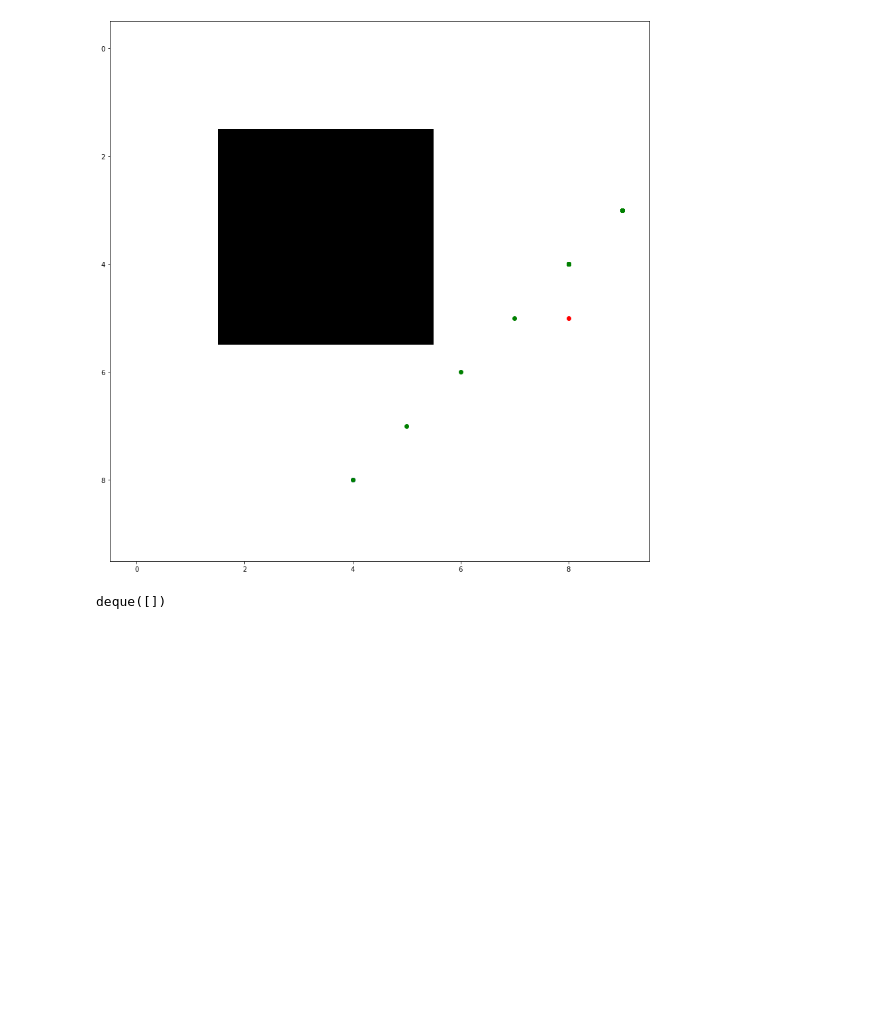
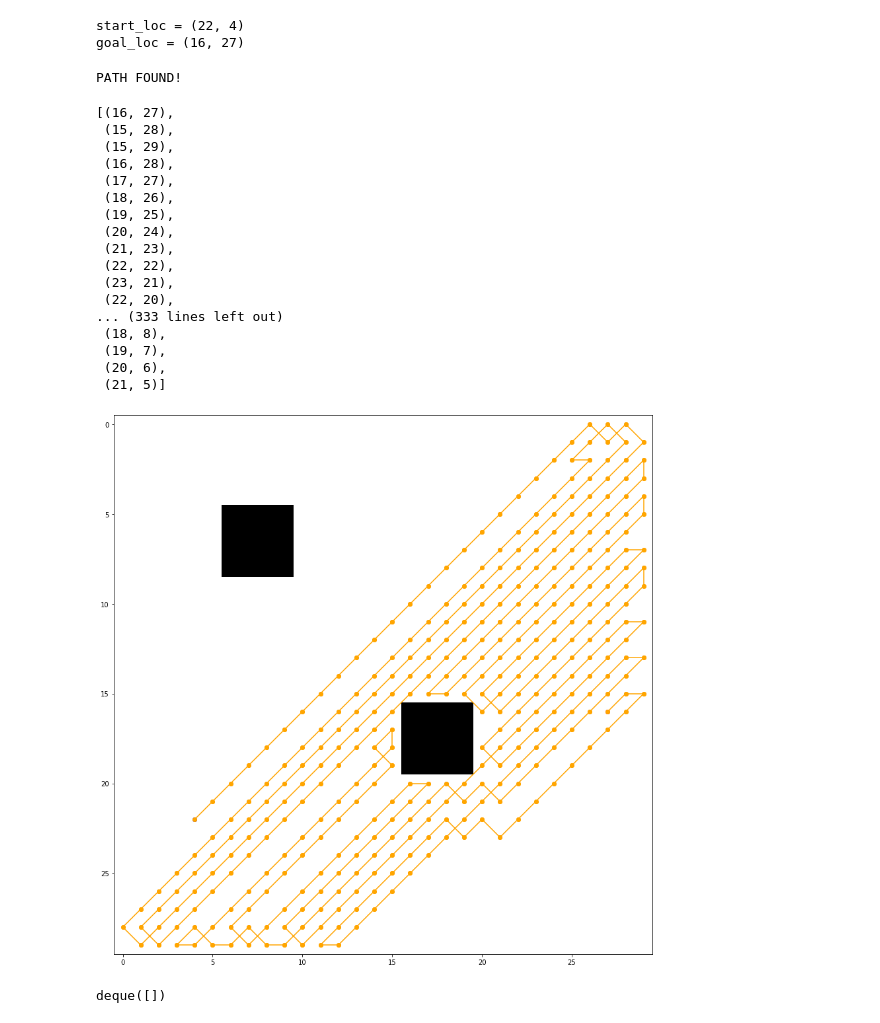
Before and after one commit to anway0904/coding_space, a Jupyter notebook: python/planning_algos/dfs.ipynb, the cells around one changed output. Cells and saved outputs as stored; diff of their text form; code cells hidden in the pictures; blank space fills up the shorter version.

```diff
--- a/python/planning_algos/dfs.ipynb
+++ b/python/planning_algos/dfs.ipynb
@@ -7,12 +7,17 @@ from IPython.display import clear_output
 %matplotlib tk
 
 plt.figure(figsize=(15, 15))
-grid = np.full([10, 10], 255).astype(np.uint8)
+grid = np.full([30, 30], 255).astype(np.uint8)
 plt.imshow(grid, cmap="gray")
+obstacle_size = 2
+num_obstacles = 2
 
-for _ in range(1):
+for _ in range(num_obstacles):
     loc = np.round(plt.ginput(1)[0]).astype(np.uint8)
-    grid[loc[1]-2:loc[1]+2, loc[0]-2:loc[0]+2] = 0
+
+    grid[loc[1]-obstacle_size:loc[1]+obstacle_size,
+         loc[0]-obstacle_size:loc[0]+obstacle_size] = 0
+
     plt.imshow(grid, cmap="gray")
 
 start_coords = plt.ginput(1, show_clicks=False)[0]
@@ -25,6 +30,12 @@ goal_loc = (int(goal_coords[1]), int(goal_coords[0]))
 start_loc = (int(start_coords[1]), int(start_coords[0]))
 
 plt.show()
+# %%
+print(f"{start_loc = }")
+print(f"{goal_loc = }")
+# %% [output]
+start_loc = (22, 4)
+goal_loc = (16, 27)
 # %%
 class Node():
     def __init__(self, row:int, col:int, pred = None):
@@ -33,7 +44,7 @@ class Node():
         self.visited = False
 
     def __str__(self):
-        return(f"loc : {self.loc}\tpred : {self.predecessor}")
+        return(f"loc : {self.loc}\n")
 # %%
 %matplotlib inline
 class DFS():
@@ -74,59 +85,63 @@ class DFS():
         curr_node = self.goal_node
         while curr_node.predecessor != None:
             path.append(curr_node.loc)
+            self.ax.plot([curr_node.loc[1], curr_node.predecessor.loc[1]],
+                         [curr_node.loc[0], curr_node.predecessor.loc[0]],  '-o', c='orange')
             curr_node = curr_node.predecessor
 
         return path
 
     def plot(self, new_node:Node):
         clear_output(wait=True)
         self.ax.scatter(new_node.loc[1], new_node.loc[0], c='g')
         # plt.show()
 
     def search(self):
         stack = deque()
         visited = deque()
 
         stack.appendleft(self.start_node)
 
-        # while stack:
-        #     curr_node :Node = stack.popleft()
-        #     if curr_node == self.goal_node:
-        #         print("PATH FOUND!")
-        #         return self.recover_path()
+        while stack:
+            curr_node :Node = stack.popleft()
+            visited.append(curr_node.loc)
 
-        #     neighbors = self.get_neighbors(*curr_node.loc)
-
-        #     for n_loc in neighbors:
-        #         new_node = Node(*n_loc, pred=curr_node)
-        #         stack.appendleft(new_node)
-
-        for _ in range(1000):
-            curr_node :Node = stack.popleft()
-            visited.append(curr_node)
-
-            if curr_node == self.goal_node:
+            if curr_node.loc == self.goal_node.loc:
                 print("PATH FOUND!")
                 return self.recover_path()
 
             neighbors = self.get_neighbors(*curr_node.loc)
 
             for n_loc in neighbors:
-                new_node = Node(*n_loc, pred=curr_node)
-                if new_node not in visited:
+                if n_loc not in visited and self.grid[n_loc]:
+                    new_node = Node(*n_loc, pred=curr_node)
                     stack.appendleft(new_node)
-
-            # print(len(stack))
-            self.plot(curr_node)
-
-
-
+                    if new_node.loc == self.goal_node.loc:
+                        self.goal_node = new_node
 
 
 dfs = DFS(grid, start_loc, goal_loc)
 dfs.search()
 # %% [output]
+PATH FOUND!
+[(16, 27),
+ (15, 28),
+ (15, 29),
+ (16, 28),
+ (17, 27),
+ (18, 26),
+ (19, 25),
+ (20, 24),
+ (21, 23),
+ (22, 22),
+ (23, 21),
+ (22, 20),
+... (333 lines left out)
+ (18, 8),
+ (19, 7),
+ (20, 6),
+ (21, 5)]
-[figure, old version]
+[figure, new version]
 # %%
 s = deque()
 s.appendleft(5)
```
Also changed, not shown: 1 other file.
